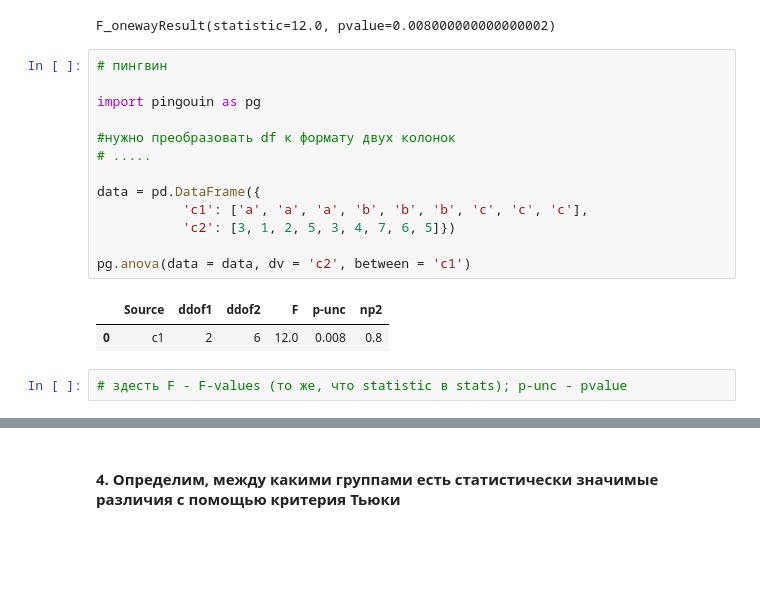
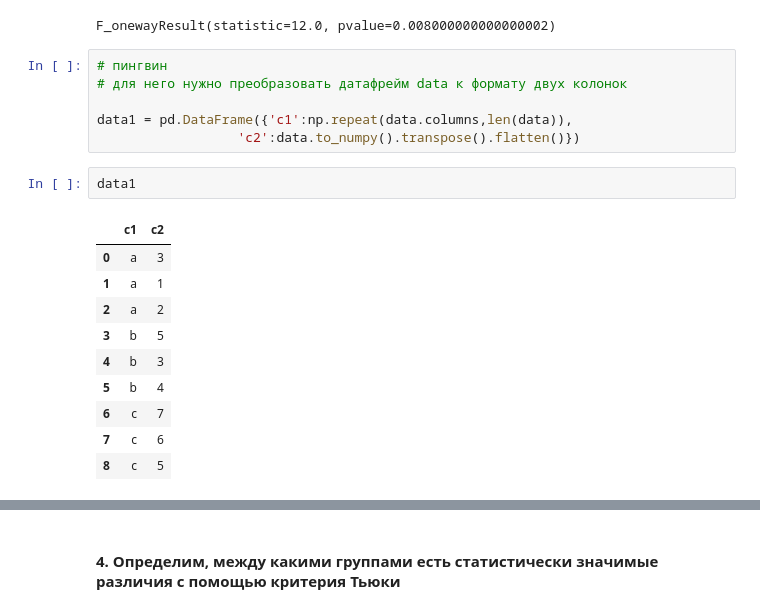
Before and after one commit to AleksTaube/Methods_of_statistical_analysis_on_Python, a Jupyter notebook: statistics_analysis_algorithm.ipynb, the cells around one changed output, grey strips where cells are left out. Cells and saved outputs as stored; diff of their text form; blank space fills up the shorter version.

```diff
--- a/statistics_analysis_algorithm.ipynb
+++ b/statistics_analysis_algorithm.ipynb
@@ -307,21 +316,22 @@ stats.f_oneway(aa, bb, cc)
 # pvalue < 0.05 - значимые различия между группами есть
 # %% [output]
 F_onewayResult(statistic=12.0, pvalue=0.008000000000000002)
-# %%
-# пингвин
-
-import pingouin as pg
-
-#нужно преобразовать df к формату двух колонок
-# .....
-
-data = pd.DataFrame({
-           'c1': ['a', 'a', 'a', 'b', 'b', 'b', 'c', 'c', 'c'],
-           'c2': [3, 1, 2, 5, 3, 4, 7, 6, 5]})
-
-pg.anova(data = data, dv = 'c2', between = 'c1')
-# %% [output]
-|  | Source | ddof1 | ddof2 | F | p-unc | np2 |
-| 0 | c1 | 2 | 6 | 12.0 | 0.008 | 0.8 |
-# %%
-# здесть F - F-values (то же, что statistic в stats); p-unc - pvalue
+# %%
+# пингвин
+# для него нужно преобразовать датафрейм data к формату двух колонок
+
+data1 = pd.DataFrame({'c1':np.repeat(data.columns,len(data)),
+                  'c2':data.to_numpy().transpose().flatten()})
+# %%
+data1
+# %% [output]
+|  | c1 | c2 |
+| 0 | a | 3 |
+| 1 | a | 1 |
+| 2 | a | 2 |
+| 3 | b | 5 |
+| 4 | b | 3 |
+| 5 | b | 4 |
+| 6 | c | 7 |
+| 7 | c | 6 |
+| 8 | c | 5 |
```
Also changed, not shown: parts of 22 cells of this notebook.
